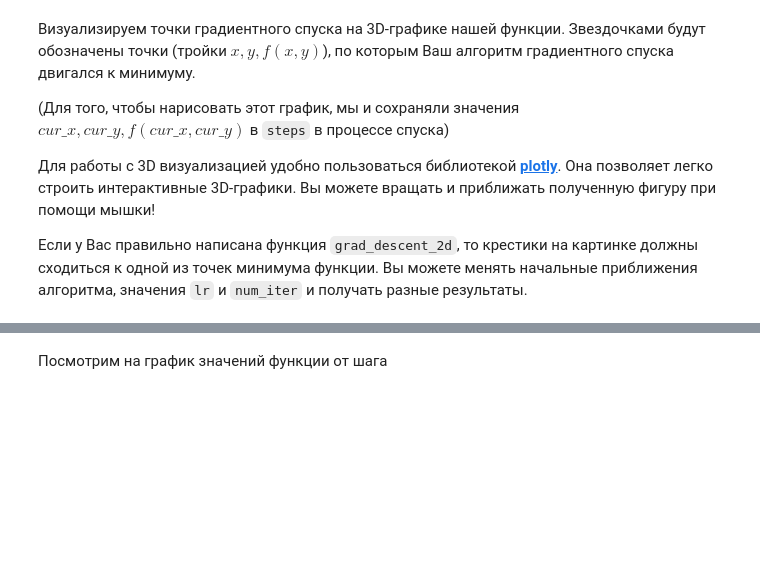
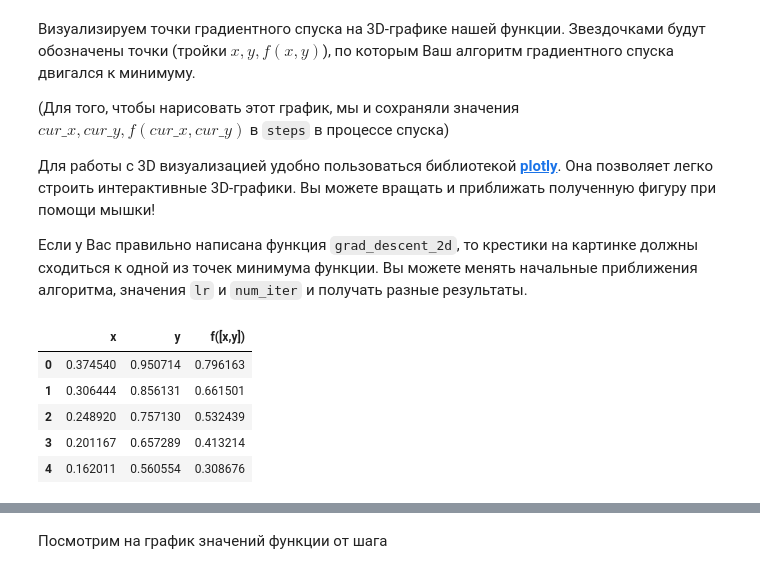
Before and after one commit to lichkovahadaniil/GROK_ML, a Jupyter notebook: DLS/hw_2_linear_models.ipynb, the cells around one changed output, grey strips where cells are left out. Cells and saved outputs as stored; diff of their text form; code cells hidden in the pictures; blank space fills up the shorter version.

```diff
--- a/DLS/hw_2_linear_models.ipynb
+++ b/DLS/hw_2_linear_models.ipynb
@@ -125,10 +126,17 @@ steps = grad_descent_2d(f, grad_f, lr=0.1, num_iter=20)
 Если у Вас правильно написана функция `grad_descent_2d`, то крестики на картинке должны сходиться к одной из точек минимума функции. Вы можете менять начальные приближения алгоритма, значения `lr` и `num_iter` и получать разные результаты.
 # %%
 # Посмотрим, что из себя предствавляет вывод функции:
-steps
+# steps
 
 # Для большей наглядности можно сконвертировать данные в формат pandas.DataFrame и добавить подписи к столбцам. Для этого раскоментируйте код ниже:
-#pd.DataFrame(data = steps, columns=['x', 'y', 'f([x,y])'])
+pd.DataFrame(data = steps, columns=['x', 'y', 'f([x,y])']).head()
+# %% [output]
+|  | x | y | f([x,y]) |
+| 0 | 0.374540 | 0.950714 | 0.796163 |
+| 1 | 0.306444 | 0.856131 | 0.661501 |
+| 2 | 0.248920 | 0.757130 | 0.532439 |
+| 3 | 0.201167 | 0.657289 | 0.413214 |
+| 4 | 0.162011 | 0.560554 | 0.308676 |
 # %%
 import numpy as np
 import plotly.graph_objects as go
```
Also changed, not shown: parts of 14 cells of this notebook.
